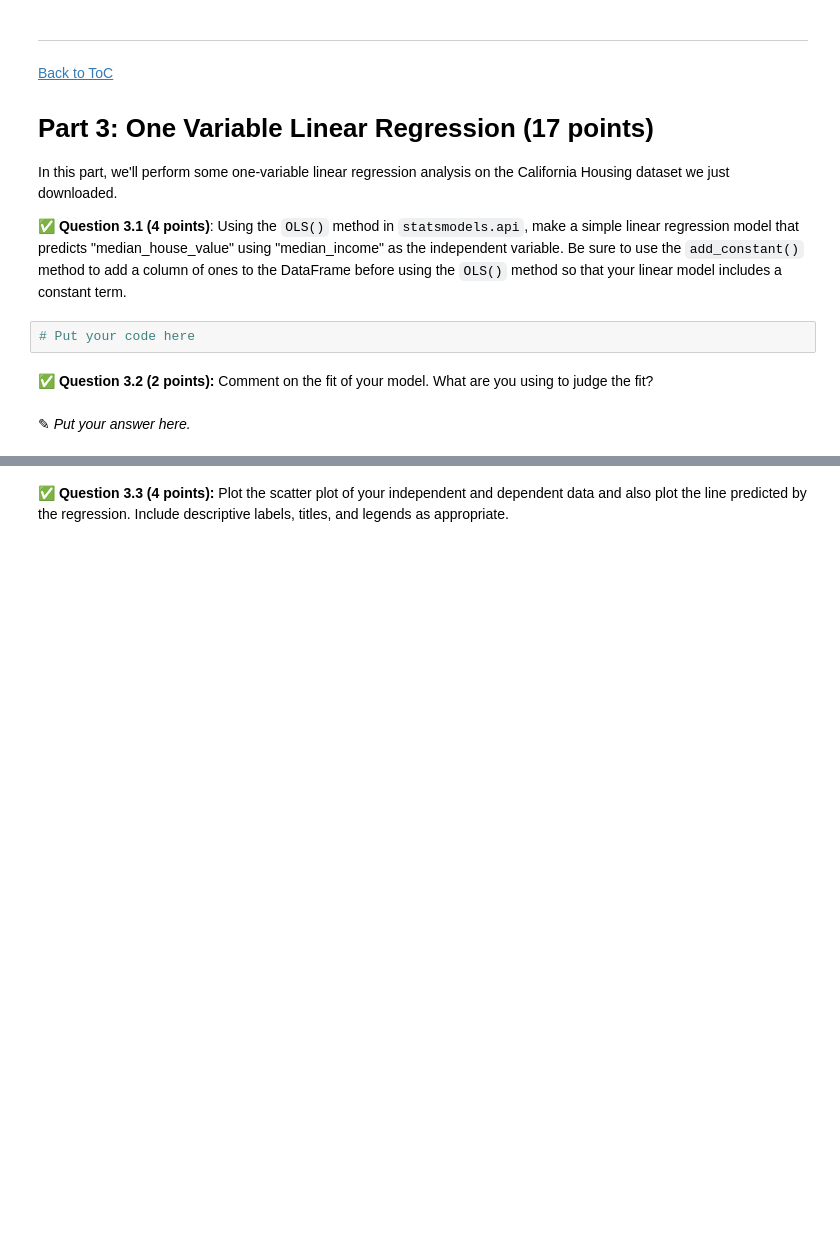
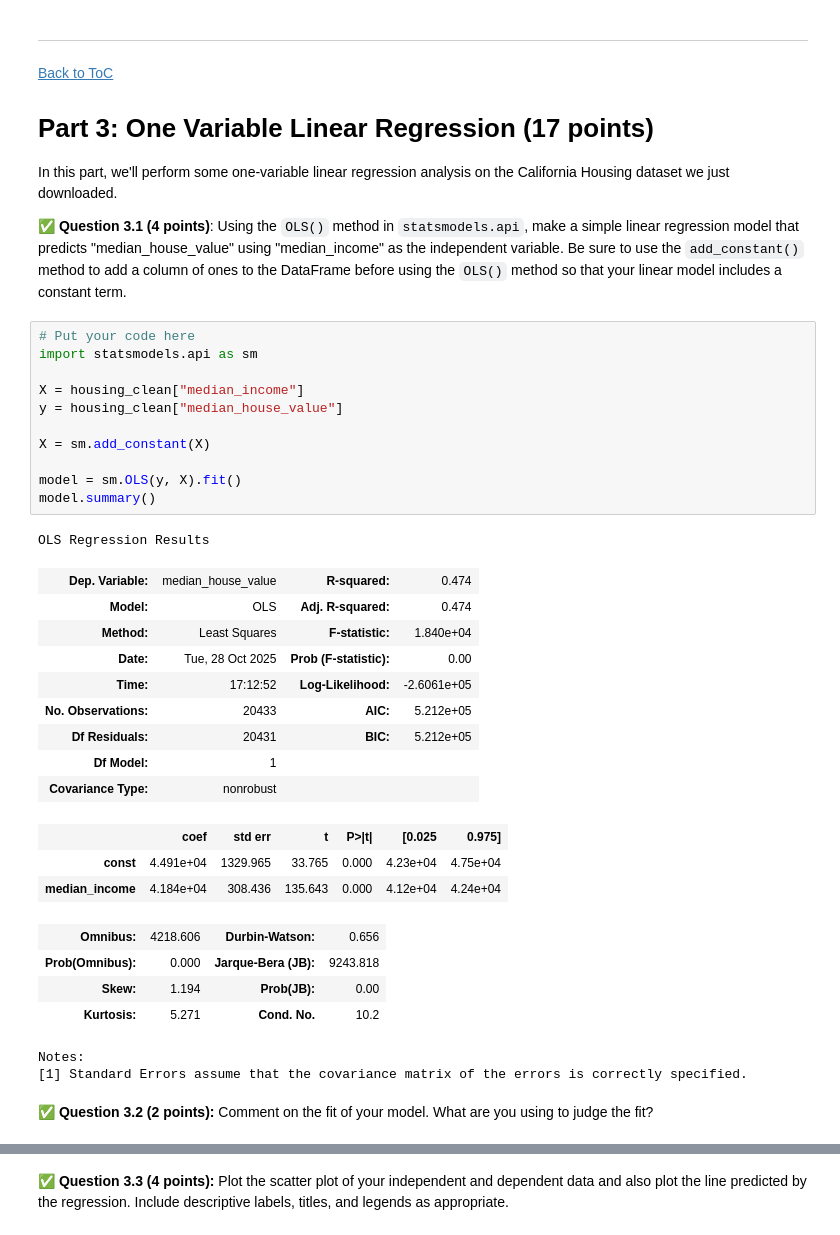
Before and after one commit to anaanyamalhotra/CMSE202-f25-turnin, a Jupyter notebook: hw-03/HW-03_Regression-F25-STUDENT.ipynb, the cells around one changed output, grey strips where cells are left out. Cells and saved outputs as stored; diff of their text form; blank space fills up the shorter version.

```diff
--- a/hw-03/HW-03_Regression-F25-STUDENT.ipynb
+++ b/hw-03/HW-03_Regression-F25-STUDENT.ipynb
@@ -210,9 +217,36 @@ Take a moment to save your notebook, commit the changes to your local `git` repo
 In this part, we'll perform some one-variable linear regression analysis on the California Housing dataset we just downloaded.
 
  &#9989; **Question 3.1 (4 points)**: Using the `OLS()` method in `statsmodels.api`, make a simple linear regression model that predicts "median_house_value" using "median_income" as the independent variable. Be sure to use the `add_constant()` method to add a column of ones to the DataFrame before using the `OLS()` method so that your linear model includes a constant term.
-# %%
-# Put your code here
+# %%
+# Put your code here
+import statsmodels.api as sm
+
+X = housing_clean["median_income"]
+y = housing_clean["median_house_value"]
+
+X = sm.add_constant(X)
+
+model = sm.OLS(y, X).fit()
+model.summary()
+# %% [output]
+OLS Regression Results
+| Dep. Variable: | median_house_value | R-squared: | 0.474 |
+| Model: | OLS | Adj. R-squared: | 0.474 |
+| Method: | Least Squares | F-statistic: | 1.840e+04 |
+| Date: | Tue, 28 Oct 2025 | Prob (F-statistic): | 0.00 |
+| Time: | 17:12:52 | Log-Likelihood: | -2.6061e+05 |
+| No. Observations: | 20433 | AIC: | 5.212e+05 |
+| Df Residuals: | 20431 | BIC: | 5.212e+05 |
+| Df Model: | 1 |  |  |
+| Covariance Type: | nonrobust |  |  |
+|  | coef | std err | t | P>|t| | [0.025 | 0.975] |
+| const | 4.491e+04 | 1329.965 | 33.765 | 0.000 | 4.23e+04 | 4.75e+04 |
+| median_income | 4.184e+04 | 308.436 | 135.643 | 0.000 | 4.12e+04 | 4.24e+04 |
+| Omnibus: | 4218.606 | Durbin-Watson: | 0.656 |
+| Prob(Omnibus): | 0.000 | Jarque-Bera (JB): | 9243.818 |
+| Skew: | 1.194 | Prob(JB): | 0.00 |
+| Kurtosis: | 5.271 | Cond. No. | 10.2 |
+Notes:
+[1] Standard Errors assume that the covariance matrix of the errors is correctly specified.
 # %% [markdown]
 &#9989; **Question 3.2 (2 points):** Comment on the fit of your model. What are you using to judge the fit?
-# %% [markdown]
-<font size=+3>&#9998;</font>  _Put your answer here._
```
Also changed, not shown: parts of 12 cells of this notebook.
